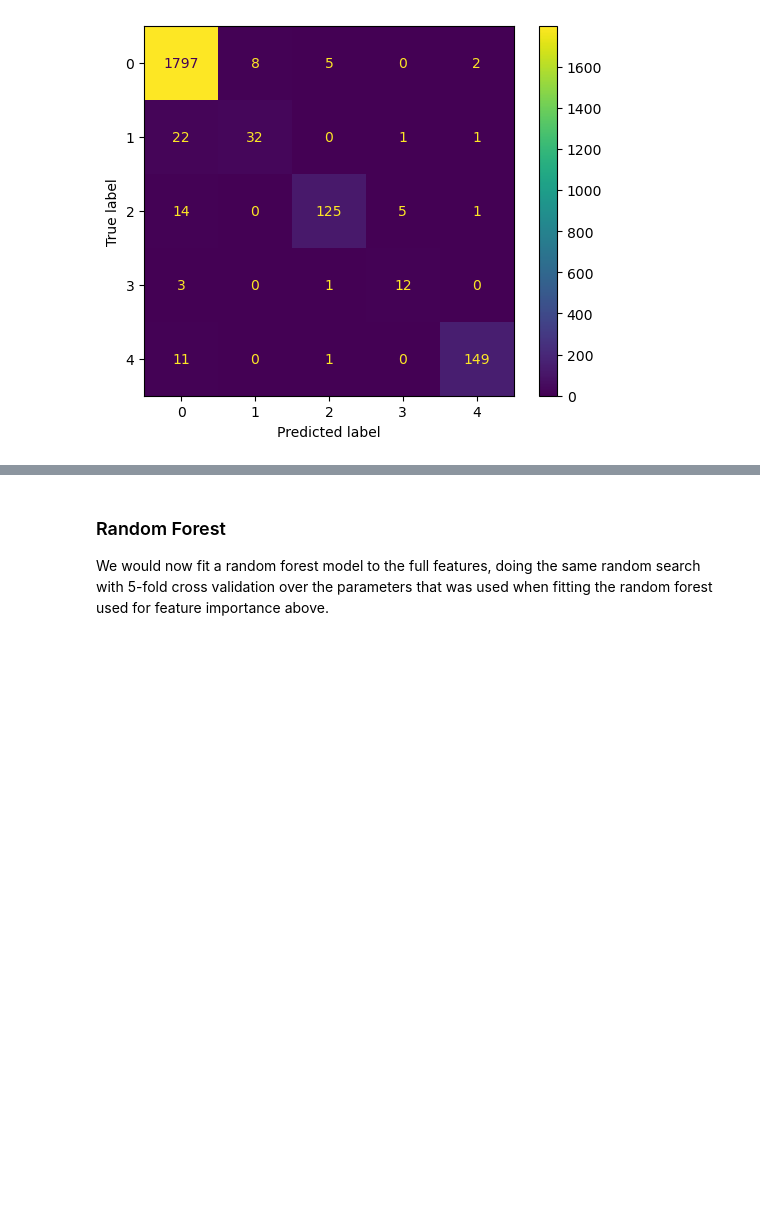
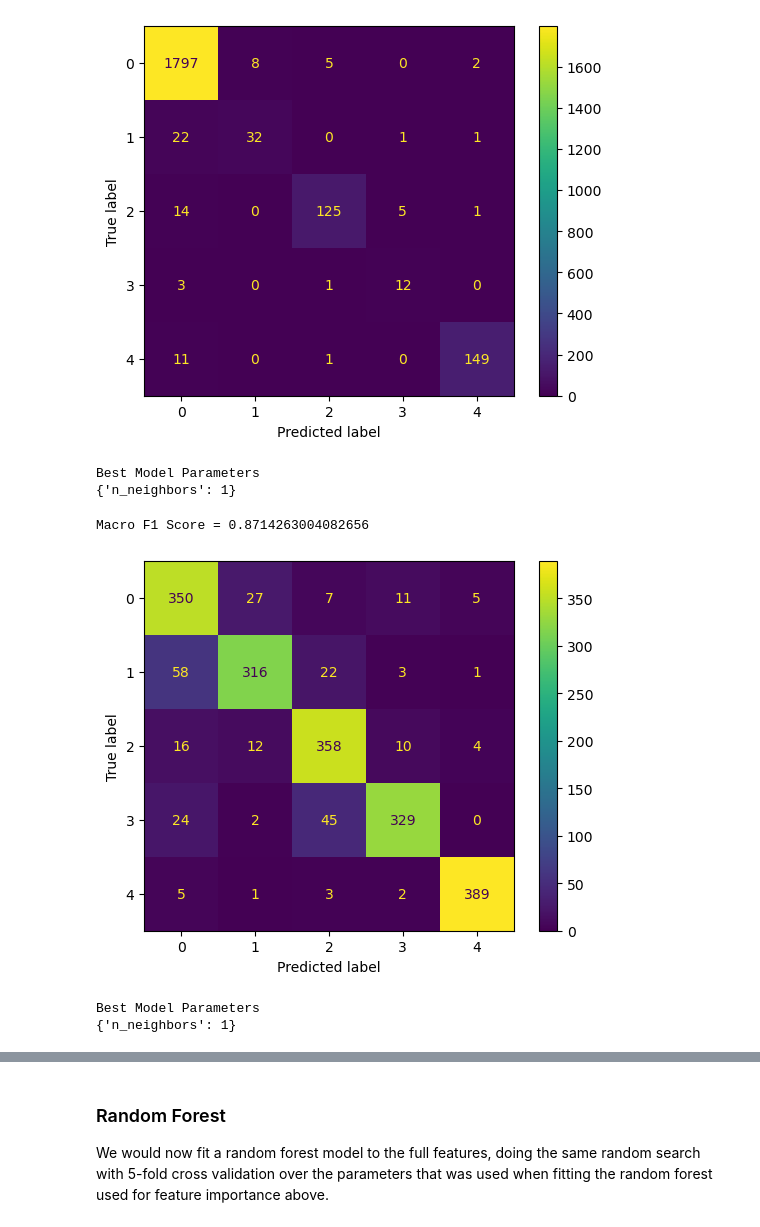
Before and after one commit to Chiuchiyin/DTSA5509-Final-Project, a Jupyter notebook: Heart Beat ECG Analysis and Classification.ipynb, the cells around one changed output, grey strips where cells are left out. Cells and saved outputs as stored; diff of their text form; code cells hidden in the pictures; blank space fills up the shorter version.

Commit message:
added balanced version

```diff
--- a/Heart Beat ECG Analysis and Classification.ipynb
+++ b/Heart Beat ECG Analysis and Classification.ipynb
@@ -236,0 +282,14 @@ Missing Values in test set: False
+# %%
+df_1=df_test[df_test['label']==1]
+df_2=df_test[df_test['label']==2]
+df_3=df_test[df_test['label']==3]
+df_4=df_test[df_test['label']==4]
+df_0=(df_test[df_test['label']==0]).sample(n=400,random_state=42)
+
+df_1_upsample=resample(df_1,replace=True,n_samples=400,random_state=123)
+df_2_upsample=resample(df_2,replace=True,n_samples=400,random_state=124)
+df_3_upsample=resample(df_3,replace=True,n_samples=400,random_state=125)
+df_4_upsample=resample(df_4,replace=True,n_samples=400,random_state=126)
+
+df_test_balanced=pd.concat([df_0,df_1_upsample,df_2_upsample,df_3_upsample,df_4_upsample])
+df_test_balanced
@@ -264,6 +337,16 @@ test_means = df_test_sub.drop(['label'], axis=1).mean(axis=1)
 test_stds = df_test_sub.drop(['label'], axis=1).std(axis=1)
 df_test_sub["mean"] = test_means
 df_test_sub["std"] = test_stds
+# %%
+train_balanced_means = df_train_balanced.drop(['label'], axis=1).mean(axis=1)
+train_balanced_stds = df_train_balanced.drop(['label'], axis=1).std(axis=1)
+test_balanced_means = df_test_balanced.drop(['label'], axis=1).mean(axis=1)
+test_balanced_stds = df_test_balanced.drop(['label'], axis=1).std(axis=1)
+
+df_train_balanced["mean"] = train_balanced_means
+df_train_balanced["std"] = train_balanced_stds
+df_test_balanced["mean"] = test_balanced_means
+df_test_balanced["std"] = test_balanced_stds
 # %% [markdown]
 Let us take a look at the correlation matrix. This might provide us some interesting insight
 # %%
@@ -392,6 +475,14 @@ print(f"Filtered Test Shape: {X_test_filtered.shape}")
 # %% [output]
 Filtered Train Shape: (8755, 59)
 Filtered Test Shape: (2190, 59)
+# %%
+X_train_balanced = df_train_balanced.drop(['label'], axis=1).values
+y_train_balanced = df_train_balanced["label"].values
+X_test_balanced = df_test_balanced.drop(['label'], axis=1).values
+y_test_balanced = df_test_balanced["label"].values
+
+X_train_balanced_filtered = X_train_balanced[:, feature_mask]
+X_test_balanced_filtered = X_test_balanced[:, feature_mask]
 # %% [markdown]
 With this, we have eliminated a large amount of features
 # %% [markdown]
@@ -430,3 +521,27 @@ make_confusion_matrix(knn_filtered, X_test_filtered, y_test)
 # %% [output]
 Macro F1 Score = 0.8412712529800273
 [figure]
+# %%
+knn_balanced = train_model(KNeighborsClassifier(),
+                       X_train_balanced, y_train_balanced, "grid", "knn_balanced",
+                       param_grid=knn_parameters, scoring=scorer)
+
+model_summary_df = add_to_model_summary_df(model_summary_df, knn_balanced, "knn_balanced", X_test_balanced, y_test_balanced)
+# %% [output]
+Best Model Parameters
+{'n_neighbors': 1}
+# %%
+make_confusion_matrix(knn_balanced, X_test_balanced, y_test_balanced)
+# %% [output]
+Macro F1 Score = 0.8714263004082656
+[figure, added]
+# %%
+knn_balanced_filtered = train_model(KNeighborsClassifier(),
+                       X_train_balanced_filtered, y_train_balanced, "grid", "knn_balanced_filtered",
+                       param_grid=knn_parameters, scoring=scorer)
+
+model_summary_df = add_to_model_summary_df(model_summary_df, knn_balanced_filtered,
+                                           "knn_balanced_filtered", X_test_balanced_filtered, y_test_balanced)
+# %% [output]
+Best Model Parameters
+{'n_neighbors': 1}
```
Also changed, not shown: parts of 28 cells of this notebook.
